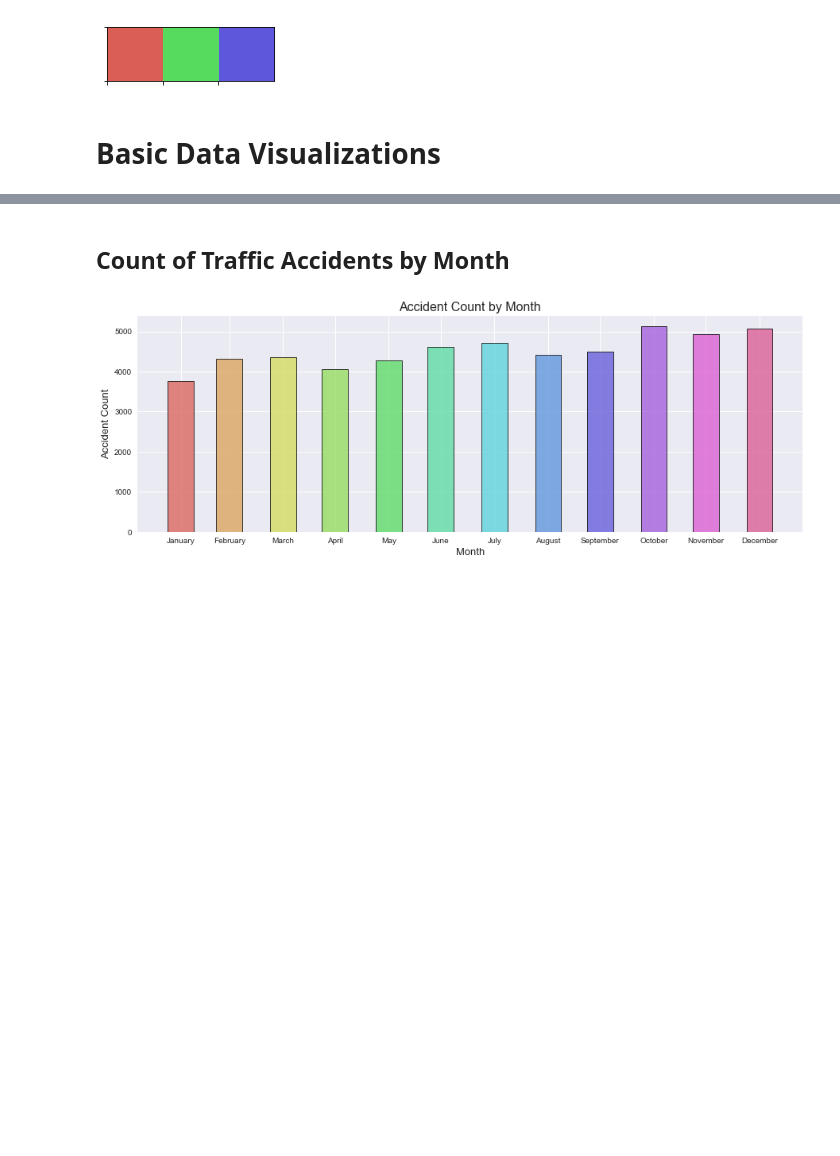
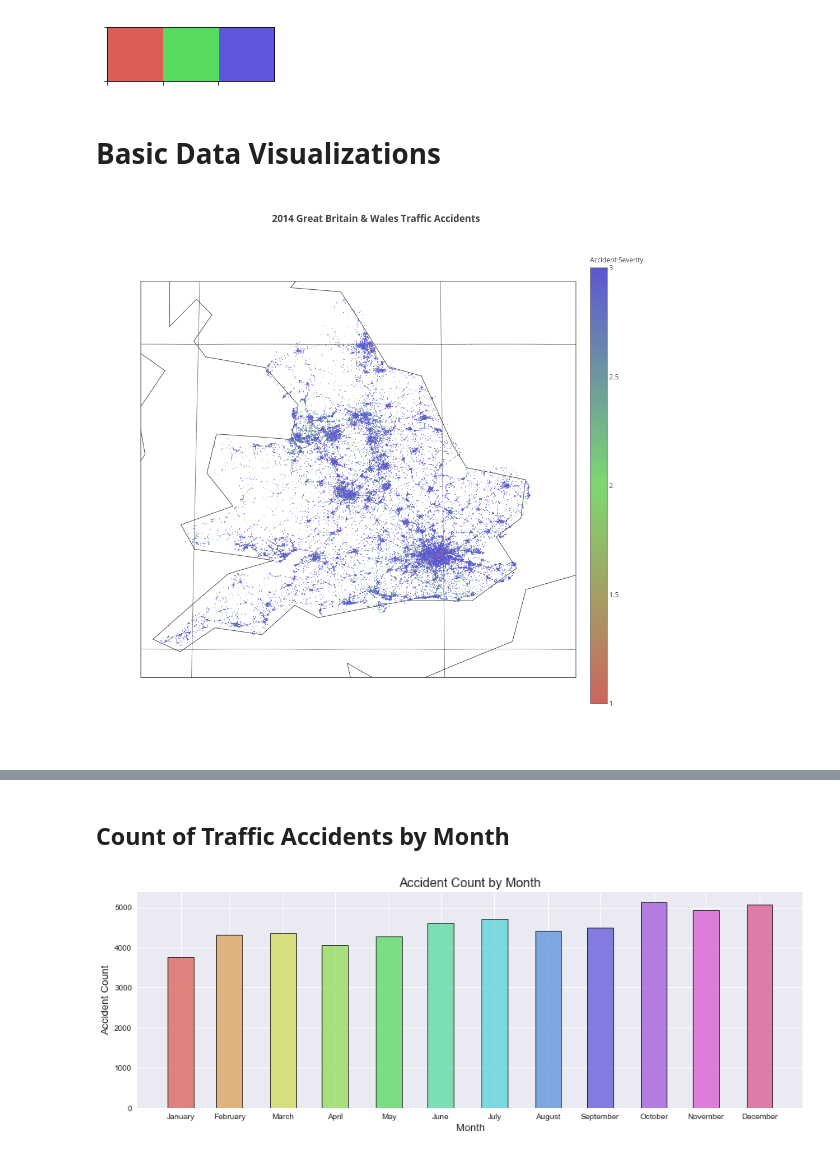
Before and after one commit to hmlanden/TrafikiPy, a Jupyter notebook: TrafikiPy.ipynb, the cells around one changed output, grey strips where cells are left out. Saved outputs shown, nothing was run; the diff lists cells and outputs as text; code cells hidden in the pictures; blank space fills up the shorter version.

Commit message:
add geographical heatmaps

```diff
--- a/TrafikiPy.ipynb
+++ b/TrafikiPy.ipynb
@@ -143,0 +134,63 @@ twelve
+# %%
+# ----------------------------------------------------------------------
+# **Part 2: Basic Data Visualizations**
+# This section contains basic data visualizations for the overall
+# dataset without deep analytical goals.
+# ----------------------------------------------------------------------
+
+# ----------------------------------------------------------------------
+# Part 2.1: Geographical heatmap
+# ----------------------------------------------------------------------
+# initialize plotly to work offline in jupyter notebook
+import plotly
+plotly.tools.set_config_file(world_readable=True)
+plotly.offline.init_notebook_mode(connected=True)
+
+import plotly.plotly as py
+scl = [[0,'#5D56D3'], [0.5,'#7CD96E'], [1,'#CC655B']]
+
+data = [dict(type = 'scattergeo',
+             lon = traffic_df['Longitude'],
+             lat = traffic_df['Latitude'],
+             mode = 'markers',
+             marker = dict(
+                 size = 1,
+                 opacity = 0.75,
+                 reversescale = True,
+                 autocolorscale = False,
+                 symbol = 'circle',
+                 colorscale = scl,
+                 color = traffic_df['Accident Severity'],
+                 cmax = 3,
+                 colorbar=dict(
+                     title='Accident Severity')))]
+
+layout = dict(title = '<b>2014 Great Britain & Wales Traffic Accidents</b>',
+              width=1000,
+              height=1000,
+              geo = dict(scope = 'globe',
+                         projection=dict(type='eckert4'),
+                         lonaxis = dict(showgrid = True,
+                                        gridwidth = 0.5,
+                                        range= [-6, 2.59],
+                                        gridcolor='#000000',
+                                        dtick = 5),
+                         lataxis = dict(showgrid = True,
+                                        gridwidth = 0.5,
+                range = [49.48, 56],
+                gridcolor ='#000000',
+                dtick = 5,
+            ),
+            showland = True,
+            landcolor = 'FFFFFF',
+            subunitcolor = '#E5E5E5',
+            countrycolor = '#000000',
+        ))
+
+# create figure
+fig = dict(data=data, layout=layout)
+
+# display plot
+py.image.ishow(fig)
+# %% [output]
+[figure, added]
```
Also changed, not shown: parts of 4 cells of this notebook, 1 other file.
